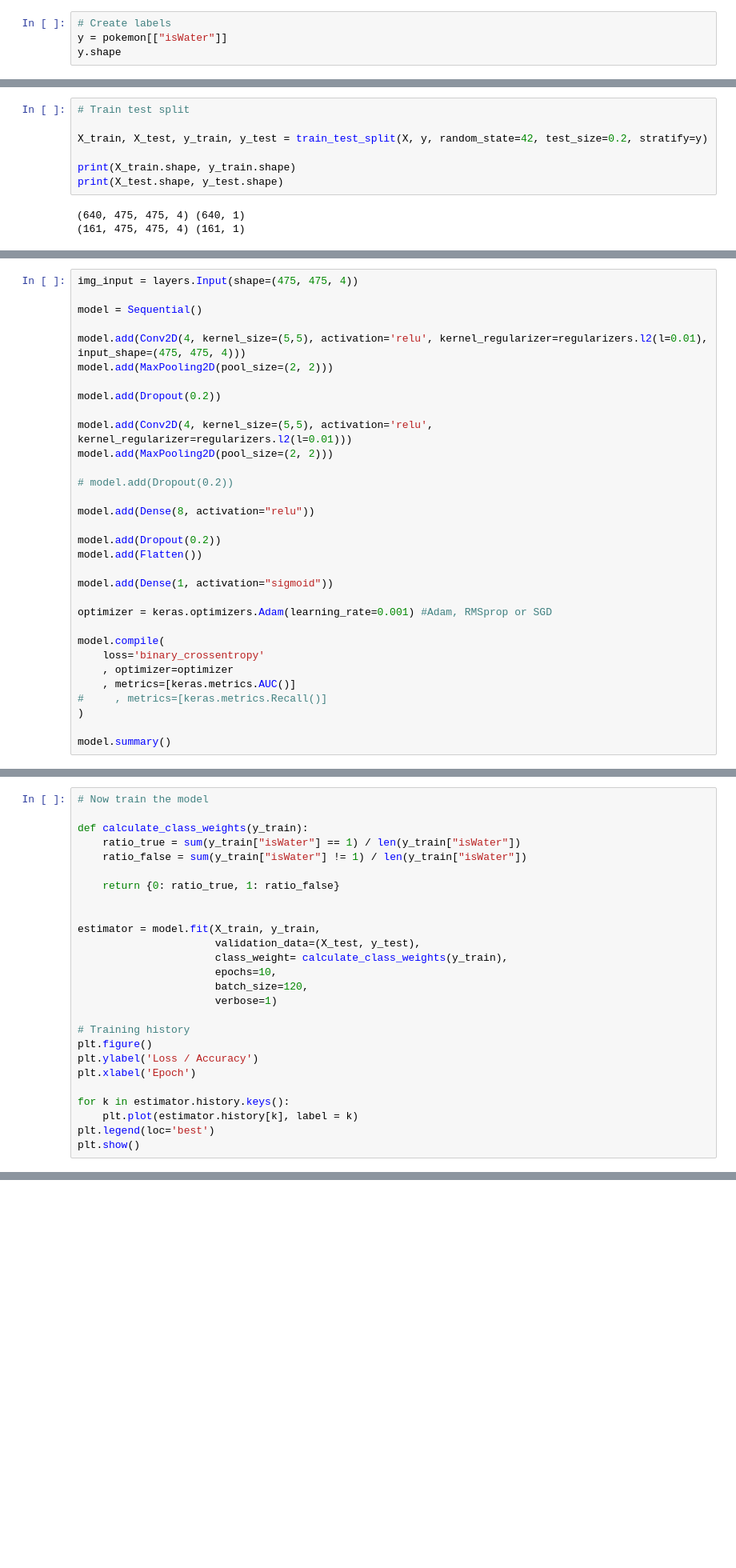
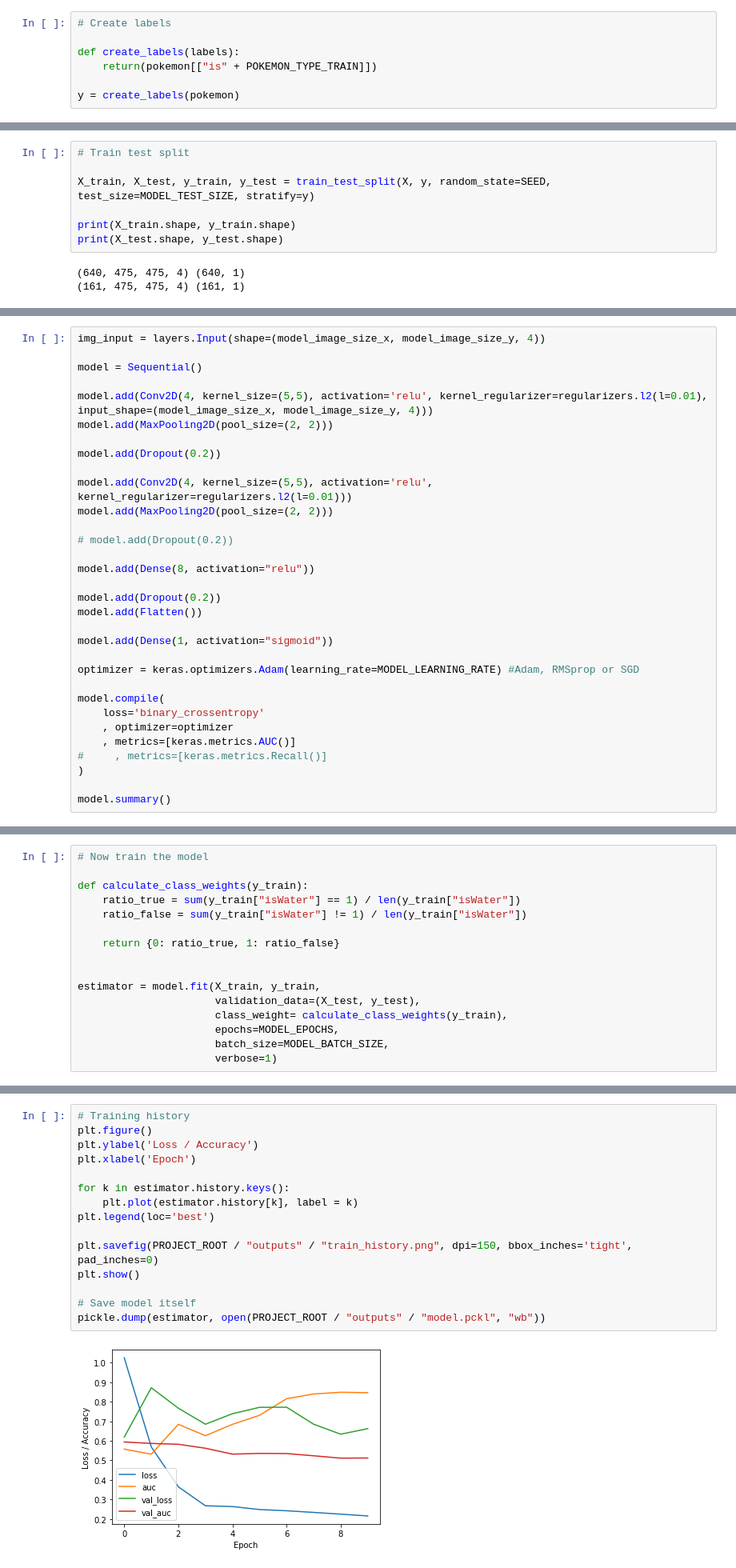
Before and after one commit to iterative/example-pokemon-classifier, a Jupyter notebook: notebooks/pokemon_classifier.ipynb, the cells around one changed output, grey strips where cells are left out. Shown: that part at 80% size. Drawn from its saved outputs; the diff is of its cells as text; blank space fills up the shorter version.

```diff
--- a/notebooks/pokemon_classifier.ipynb
+++ b/notebooks/pokemon_classifier.ipynb
@@ -125,4 +169,7 @@ X.shape
 # %%
 # Create labels
-y = pokemon[["isWater"]]
-y.shape
+
+def create_labels(labels):
+    return(pokemon[["is" + POKEMON_TYPE_TRAIN]])
+
+y = create_labels(pokemon)
@@ -131,7 +176,7 @@ y.shape
 # %%
 # Train test split
 
-X_train, X_test, y_train, y_test = train_test_split(X, y, random_state=42, test_size=0.2, stratify=y)
+X_train, X_test, y_train, y_test = train_test_split(X, y, random_state=SEED, test_size=MODEL_TEST_SIZE, stratify=y)
 
 print(X_train.shape, y_train.shape)
 print(X_test.shape, y_test.shape)
@@ -141,9 +188,9 @@ print(X_test.shape, y_test.shape)
 # %%
-img_input = layers.Input(shape=(475, 475, 4))
+img_input = layers.Input(shape=(model_image_size_x, model_image_size_y, 4))
 
 model = Sequential()
 
-model.add(Conv2D(4, kernel_size=(5,5), activation='relu', kernel_regularizer=regularizers.l2(l=0.01), input_shape=(475, 475, 4)))
+model.add(Conv2D(4, kernel_size=(5,5), activation='relu', kernel_regularizer=regularizers.l2(l=0.01), input_shape=(model_image_size_x, model_image_size_y, 4)))
 model.add(MaxPooling2D(pool_size=(2, 2)))
 
 model.add(Dropout(0.2))
@@ -160,7 +207,7 @@ model.add(Flatten())
 
 model.add(Dense(1, activation="sigmoid"))
 
-optimizer = keras.optimizers.Adam(learning_rate=0.001) #Adam, RMSprop or SGD
+optimizer = keras.optimizers.Adam(learning_rate=MODEL_LEARNING_RATE) #Adam, RMSprop or SGD
 
 model.compile(
     loss='binary_crossentropy'
@@ -201,18 +250,8 @@ def calculate_class_weights(y_train):
 estimator = model.fit(X_train, y_train,
                       validation_data=(X_test, y_test),
                       class_weight= calculate_class_weights(y_train),
-                      epochs=10,
-                      batch_size=120,
+                      epochs=MODEL_EPOCHS,
+                      batch_size=MODEL_BATCH_SIZE,
                       verbose=1)
-
-# Training history
-plt.figure()
-plt.ylabel('Loss / Accuracy')
-plt.xlabel('Epoch')
-
-for k in estimator.history.keys():
-    plt.plot(estimator.history[k], label = k)
-plt.legend(loc='best')
-plt.show()
 # %% [output]
 Epoch 1/10
@@ -240,0 +282,17 @@ Epoch 10/10
+# %%
+# Training history
+plt.figure()
+plt.ylabel('Loss / Accuracy')
+plt.xlabel('Epoch')
+
+for k in estimator.history.keys():
+    plt.plot(estimator.history[k], label = k)
+plt.legend(loc='best')
+
+plt.savefig(PROJECT_ROOT / "outputs" / "train_history.png", dpi=150, bbox_inches='tight', pad_inches=0)
+plt.show()
+
+# Save model itself
+pickle.dump(estimator, open(PROJECT_ROOT / "outputs" / "model.pckl", "wb"))
+# %% [output]
+[figure, added]
```
Also changed, not shown: parts of 22 cells of this notebook, 1 other file.
